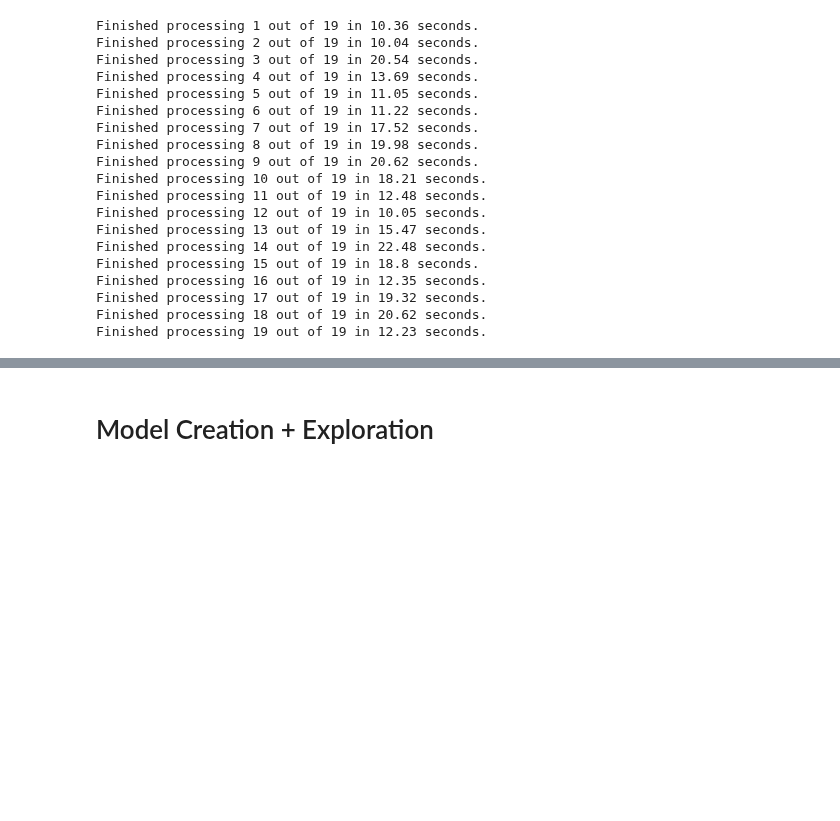
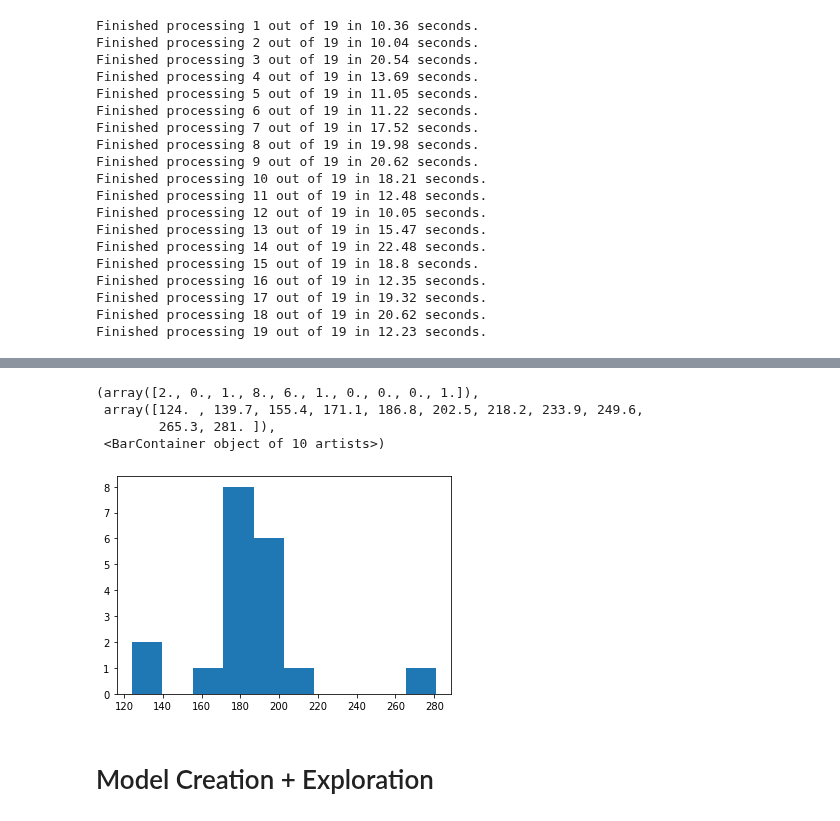
Before and after one commit to worldlife92/dancemachine-by-871, a Jupyter notebook: notebooks/working_nb_video_process.ipynb, the cells around one changed output, grey strips where cells are left out. Drawn from its saved outputs; the diff is of its cells as text; code cells hidden in the pictures; blank space fills up the shorter version.

```diff
--- a/notebooks/working_nb_video_process.ipynb
+++ b/notebooks/working_nb_video_process.ipynb
@@ -337 +353,9 @@ maxlen_pad = max(maxlen_fault, maxlen_fine)
+# %%
+plt.hist([len(i) for i in X_fine])
+# %% [output]
+(array([2., 0., 1., 8., 6., 1., 0., 0., 0., 1.]),
+ array([124. , 139.7, 155.4, 171.1, 186.8, 202.5, 218.2, 233.9, 249.6,
+        265.3, 281. ]),
+ <BarContainer object of 10 artists>)
+[figure, added]
 # %%
```
Also changed, not shown: parts of 14 cells of this notebook, 4 other files.
